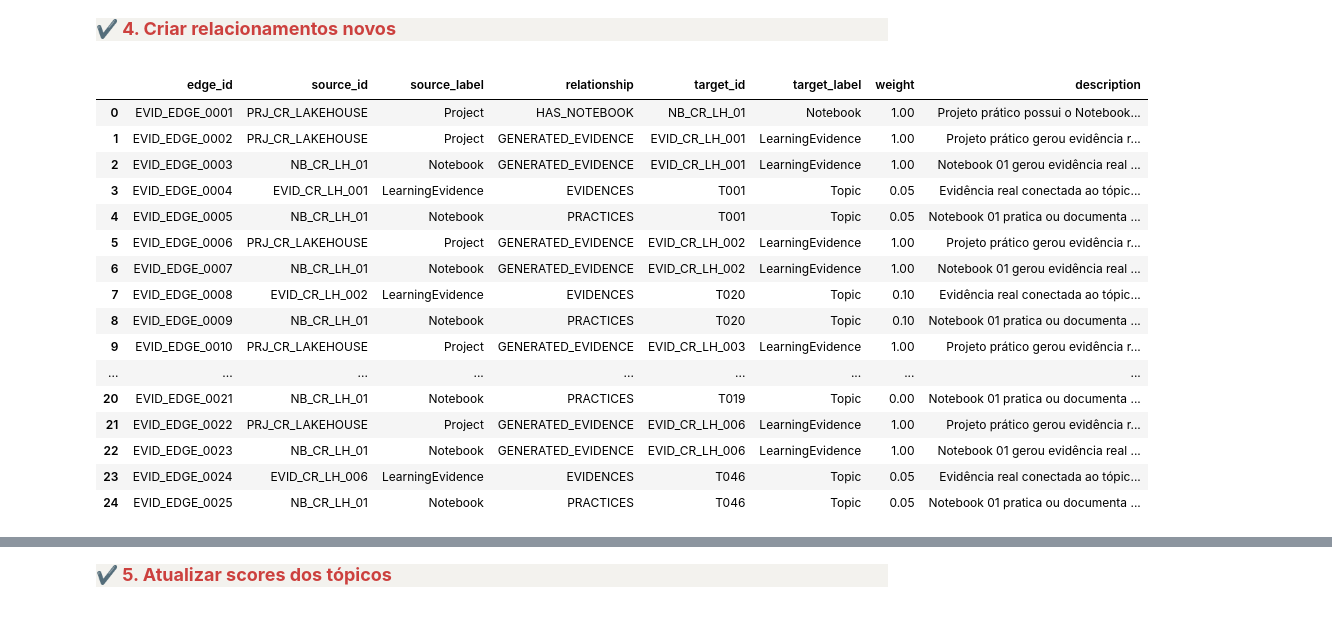
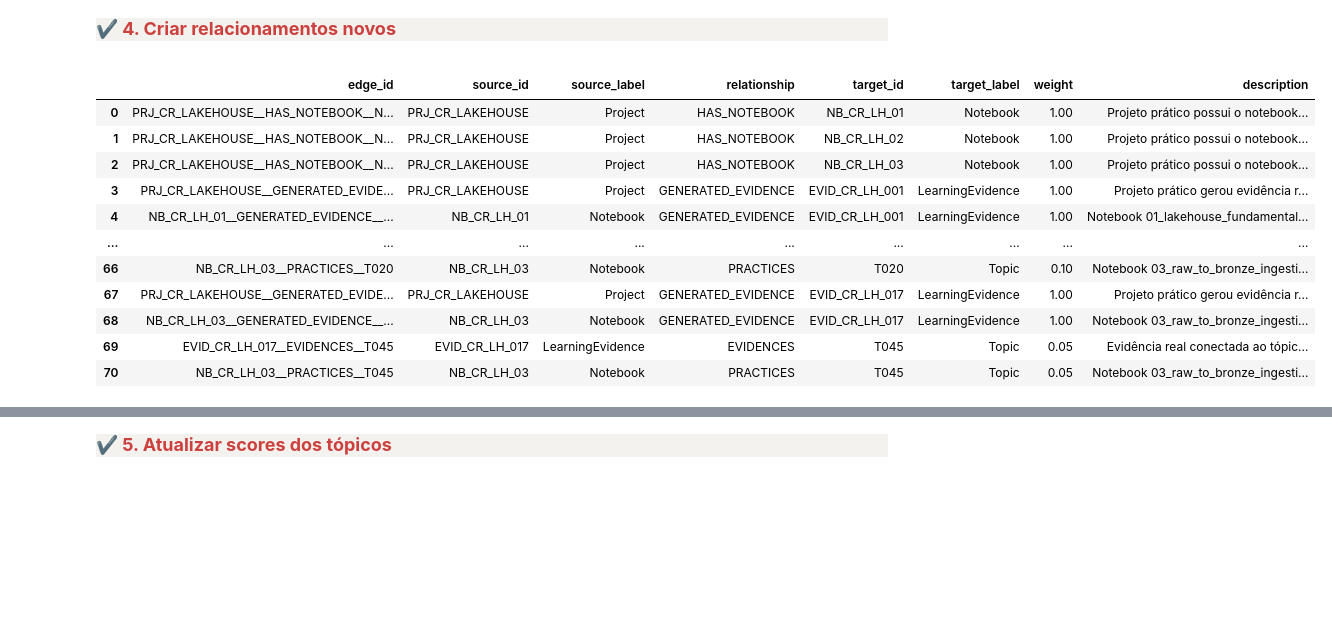
Before and after one commit to roberto-ssoares/Data-Science, a Jupyter notebook: databricks-learning-kg/notebooks/05_ingest_learning_evidence_from_projects.ipynb, the cells around one changed output, grey strips where cells are left out. Saved outputs shown, nothing was run; the diff lists cells and outputs as text; code cells hidden in the pictures; blank space fills up the shorter version.

```diff
--- a/databricks-learning-kg/notebooks/05_ingest_learning_evidence_from_projects.ipynb
+++ b/databricks-learning-kg/notebooks/05_ingest_learning_evidence_from_projects.ipynb
@@ -287,13 +346,42 @@ new_nodes
 # %%
 edges = []
 
-edge_counter = 1
 
-def add_edge(source_id, source_label, relationship, target_id, target_label, weight=1.0, description=""):
-    global edge_counter
+def make_edge_id(source_id: str, relationship: str, target_id: str) -> str:
+    """
+    Cria um edge_id determinístico para evitar duplicidade em reexecuções.
+    """
+    return f"{source_id}__{relationship}__{target_id}"
+
+
+def notebook_to_node_id(notebook_name: str) -> str:
+    """
+    Converte o nome lógico do notebook em um node_id padronizado.
+
+    Exemplos:
+    01_lakehouse_fundamentals -> NB_CR_LH_01
+    02_data_source_and_raw_layer_preparation -> NB_CR_LH_02
+    03_raw_to_bronze_ingestion -> NB_CR_LH_03
+    """
+    notebook_number = str(notebook_name).split("_")[0]
+    return f"NB_CR_LH_{notebook_number}"
+
+
+def add_edge(
+    source_id,
+    source_label,
+    relationship,
+    target_id,
+    target_label,
+    weight=1.0,
+    description="",
+):
+    """
+    Adiciona um relacionamento à lista de arestas.
+    """
     edges.append(
         {
-            "edge_id": f"EVID_EDGE_{edge_counter:04d}",
+            "edge_id": make_edge_id(source_id, relationship, target_id),
             "source_id": source_id,
             "source_label": source_label,
             "relationship": relationship,
@@ -303,19 +391,28 @@ def add_edge(source_id, source_label, relationship, target_id, target_label, wei
             "description": description,
         }
     )
-    edge_counter += 1
 
 
-add_edge(
-    "PRJ_CR_LAKEHOUSE",
-    "Project",
-    "HAS_NOTEBOOK",
-    "NB_CR_LH_01",
-    "Notebook",
-    description="Projeto prático possui o Notebook 01 de fundamentos de Lakehouse.",
-)
+# Projeto possui notebooks utilizados como fonte de evidência
+unique_notebooks = sorted(evidence_mapped["notebook"].dropna().unique())
 
+for notebook_name in unique_notebooks:
+    notebook_id = notebook_to_node_id(notebook_name)
+
+    add_edge(
+        "PRJ_CR_LAKEHOUSE",
+        "Project",
+        "HAS_NOTEBOOK",
+        notebook_id,
+        "Notebook",
+        description=f"Projeto prático possui o notebook {notebook_name}.",
+    )
+
+
+# Relacionamentos por evidência
 for _, row in evidence_mapped.iterrows():
+    notebook_id = notebook_to_node_id(row["notebook"])
+
     add_edge(
         "PRJ_CR_LAKEHOUSE",
         "Project",
@@ -326,52 +423,48 @@ for _, row in evidence_mapped.iterrows():
     )
 
     add_edge(
-        "NB_CR_LH_01",
+        notebook_id,
         "Notebook",
         "GENERATED_EVIDENCE",
         row["evidence_id"],
         "LearningEvidence",
-        description="Notebook 01 gerou evidência real de aprendizagem.",
+        description=f"Notebook {row['notebook']} gerou evidência real de aprendizagem.",
     )
 
     add_edge(
         row["evidence_id"],
         "LearningEvidence",
         "EVIDENCES",
         row["topic_id"],
         "Topic",
         weight=row["mastery_delta_suggested"],
         description=f"Evidência real conectada ao tópico {row['name']}.",
     )
 
     add_edge(
-        "NB_CR_LH_01",
+        notebook_id,
         "Notebook",
         "PRACTICES",
         row["topic_id"],
         "Topic",
         weight=row["mastery_delta_suggested"],
-        description=f"Notebook 01 pratica ou documenta o tópico {row['name']}.",
+        description=f"Notebook {row['notebook']} pratica ou documenta o tópico {row['name']}.",
     )
+
 
 new_edges = pd.DataFrame(edges)
 
 new_edges
 # %% [output]
 |  | edge_id | source_id | source_label | relationship | target_id | target_label | weight | description |
-| 0 | EVID_EDGE_0001 | PRJ_CR_LAKEHOUSE | Project | HAS_NOTEBOOK | NB_CR_LH_01 | Notebook | 1.00 | Projeto prático possui o Notebook... |
-| 1 | EVID_EDGE_0002 | PRJ_CR_LAKEHOUSE | Project | GENERATED_EVIDENCE | EVID_CR_LH_001 | LearningEvidence | 1.00 | Projeto prático gerou evidência r... |
-| 2 | EVID_EDGE_0003 | NB_CR_LH_01 | Notebook | GENERATED_EVIDENCE | EVID_CR_LH_001 | LearningEvidence | 1.00 | Notebook 01 gerou evidência real ... |
-| 3 | EVID_EDGE_0004 | EVID_CR_LH_001 | LearningEvidence | EVIDENCES | T001 | Topic | 0.05 | Evidência real conectada ao tópic... |
-| 4 | EVID_EDGE_0005 | NB_CR_LH_01 | Notebook | PRACTICES | T001 | Topic | 0.05 | Notebook 01 pratica ou documenta ... |
-| 5 | EVID_EDGE_0006 | PRJ_CR_LAKEHOUSE | Project | GENERATED_EVIDENCE | EVID_CR_LH_002 | LearningEvidence | 1.00 | Projeto prático gerou evidência r... |
-| 6 | EVID_EDGE_0007 | NB_CR_LH_01 | Notebook | GENERATED_EVIDENCE | EVID_CR_LH_002 | LearningEvidence | 1.00 | Notebook 01 gerou evidência real ... |
-| 7 | EVID_EDGE_0008 | EVID_CR_LH_002 | LearningEvidence | EVIDENCES | T020 | Topic | 0.10 | Evidência real conectada ao tópic... |
-| 8 | EVID_EDGE_0009 | NB_CR_LH_01 | Notebook | PRACTICES | T020 | Topic | 0.10 | Notebook 01 pratica ou documenta ... |
-| 9 | EVID_EDGE_0010 | PRJ_CR_LAKEHOUSE | Project | GENERATED_EVIDENCE | EVID_CR_LH_003 | LearningEvidence | 1.00 | Projeto prático gerou evidência r... |
+| 0 | PRJ_CR_LAKEHOUSE__HAS_NOTEBOOK__N... | PRJ_CR_LAKEHOUSE | Project | HAS_NOTEBOOK | NB_CR_LH_01 | Notebook | 1.00 | Projeto prático possui o notebook... |
+| 1 | PRJ_CR_LAKEHOUSE__HAS_NOTEBOOK__N... | PRJ_CR_LAKEHOUSE | Project | HAS_NOTEBOOK | NB_CR_LH_02 | Notebook | 1.00 | Projeto prático possui o notebook... |
+| 2 | PRJ_CR_LAKEHOUSE__HAS_NOTEBOOK__N... | PRJ_CR_LAKEHOUSE | Project | HAS_NOTEBOOK | NB_CR_LH_03 | Notebook | 1.00 | Projeto prático possui o notebook... |
+| 3 | PRJ_CR_LAKEHOUSE__GENERATED_EVIDE... | PRJ_CR_LAKEHOUSE | Project | GENERATED_EVIDENCE | EVID_CR_LH_001 | LearningEvidence | 1.00 | Projeto prático gerou evidência r... |
+| 4 | NB_CR_LH_01__GENERATED_EVIDENCE__... | NB_CR_LH_01 | Notebook | GENERATED_EVIDENCE | EVID_CR_LH_001 | LearningEvidence | 1.00 | Notebook 01_lakehouse_fundamental... |
 | ... | ... | ... | ... | ... | ... | ... | ... | ... |
-| 20 | EVID_EDGE_0021 | NB_CR_LH_01 | Notebook | PRACTICES | T019 | Topic | 0.00 | Notebook 01 pratica ou documenta ... |
-| 21 | EVID_EDGE_0022 | PRJ_CR_LAKEHOUSE | Project | GENERATED_EVIDENCE | EVID_CR_LH_006 | LearningEvidence | 1.00 | Projeto prático gerou evidência r... |
-| 22 | EVID_EDGE_0023 | NB_CR_LH_01 | Notebook | GENERATED_EVIDENCE | EVID_CR_LH_006 | LearningEvidence | 1.00 | Notebook 01 gerou evidência real ... |
-| 23 | EVID_EDGE_0024 | EVID_CR_LH_006 | LearningEvidence | EVIDENCES | T046 | Topic | 0.05 | Evidência real conectada ao tópic... |
-| 24 | EVID_EDGE_0025 | NB_CR_LH_01 | Notebook | PRACTICES | T046 | Topic | 0.05 | Notebook 01 pratica ou documenta ... |
+| 66 | NB_CR_LH_03__PRACTICES__T020 | NB_CR_LH_03 | Notebook | PRACTICES | T020 | Topic | 0.10 | Notebook 03_raw_to_bronze_ingesti... |
+| 67 | PRJ_CR_LAKEHOUSE__GENERATED_EVIDE... | PRJ_CR_LAKEHOUSE | Project | GENERATED_EVIDENCE | EVID_CR_LH_017 | LearningEvidence | 1.00 | Projeto prático gerou evidência r... |
+| 68 | NB_CR_LH_03__GENERATED_EVIDENCE__... | NB_CR_LH_03 | Notebook | GENERATED_EVIDENCE | EVID_CR_LH_017 | LearningEvidence | 1.00 | Notebook 03_raw_to_bronze_ingesti... |
+| 69 | EVID_CR_LH_017__EVIDENCES__T045 | EVID_CR_LH_017 | LearningEvidence | EVIDENCES | T045 | Topic | 0.05 | Evidência real conectada ao tópic... |
+| 70 | NB_CR_LH_03__PRACTICES__T045 | NB_CR_LH_03 | Notebook | PRACTICES | T045 | Topic | 0.05 | Notebook 03_raw_to_bronze_ingesti... |
```
Also changed, not shown: parts of 13 cells of this notebook, 16 other files.
